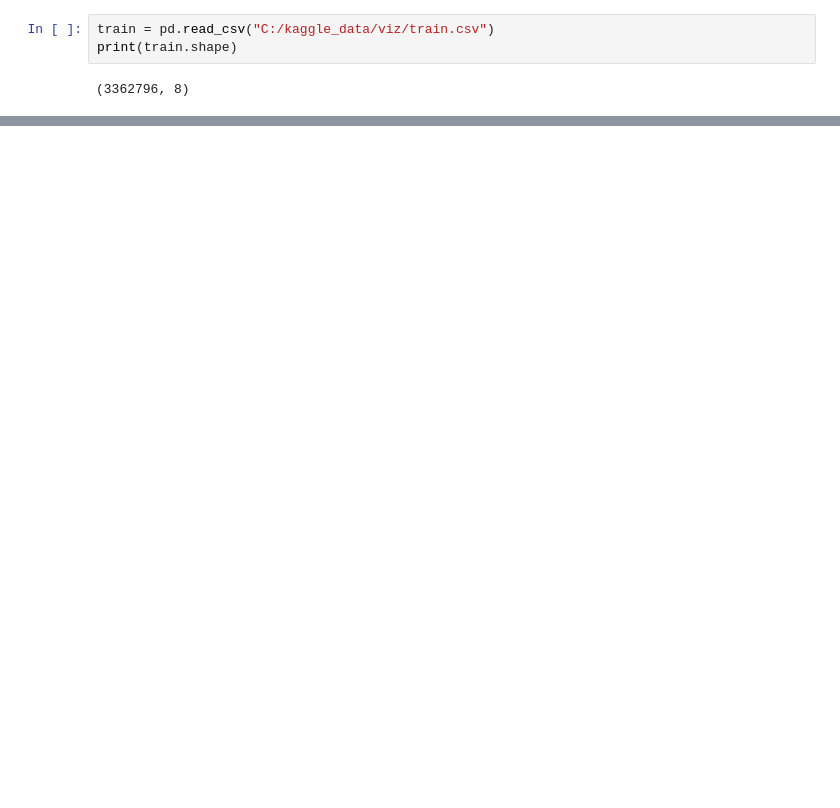
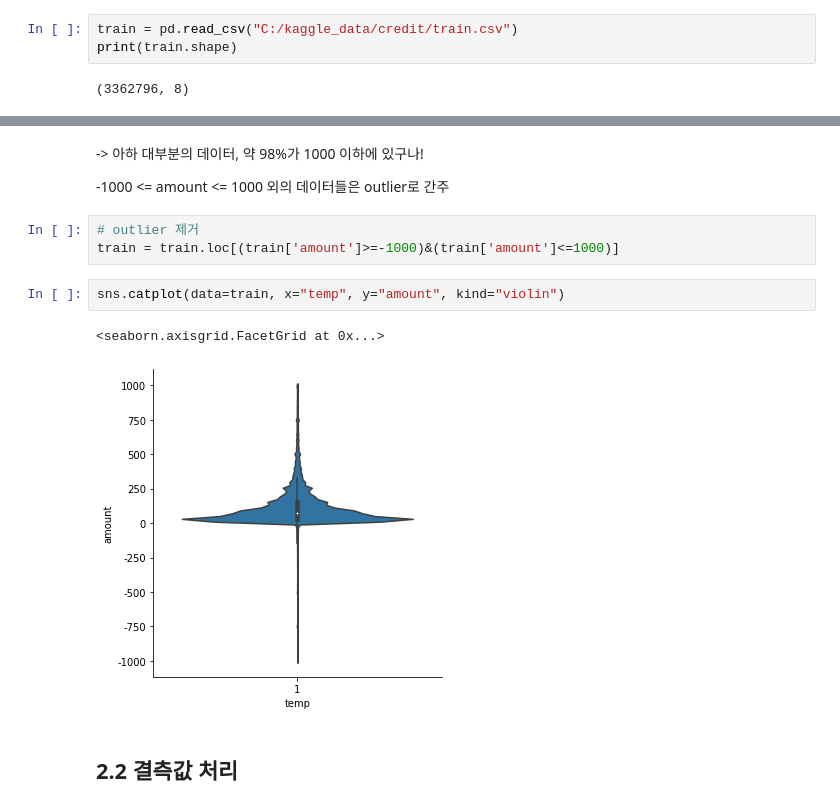
Before and after one commit to Sejong-Kaggle-Challengers-2nd/Sunggon_Song, a Jupyter notebook: viz/3등 솔루션.ipynb, the cells around one changed output, grey strips where cells are left out. Drawn from its saved outputs; the diff is of its cells as text; blank space fills up the shorter version.

```diff
--- a/viz/3등 솔루션.ipynb
+++ b/viz/3등 솔루션.ipynb
@@ -12,5 +26,5 @@ warnings.filterwarnings('ignore')
 # %%
-train = pd.read_csv("C:/kaggle_data/viz/train.csv")
+train = pd.read_csv("C:/kaggle_data/credit/train.csv")
 print(train.shape)
 # %% [output]
 (3362796, 8)
@@ -31,0 +56,14 @@ print(percentage_99)
+# %% [markdown]
+-> 아하 대부분의 데이터, 약 98%가 1000 이하에 있구나!
+
+-1000 <= amount <= 1000 외의 데이터들은 outlier로 간주
+# %%
+# outlier 제거
+train = train.loc[(train['amount']>=-1000)&(train['amount']<=1000)]
+# %%
+sns.catplot(data=train, x="temp", y="amount", kind="violin")
+# %% [output]
+<seaborn.axisgrid.FacetGrid at 0x...>
+[figure, added]
+# %% [markdown]
+## 2.2 결측값 처리
```
Also changed, not shown: parts of 100 cells of this notebook.
